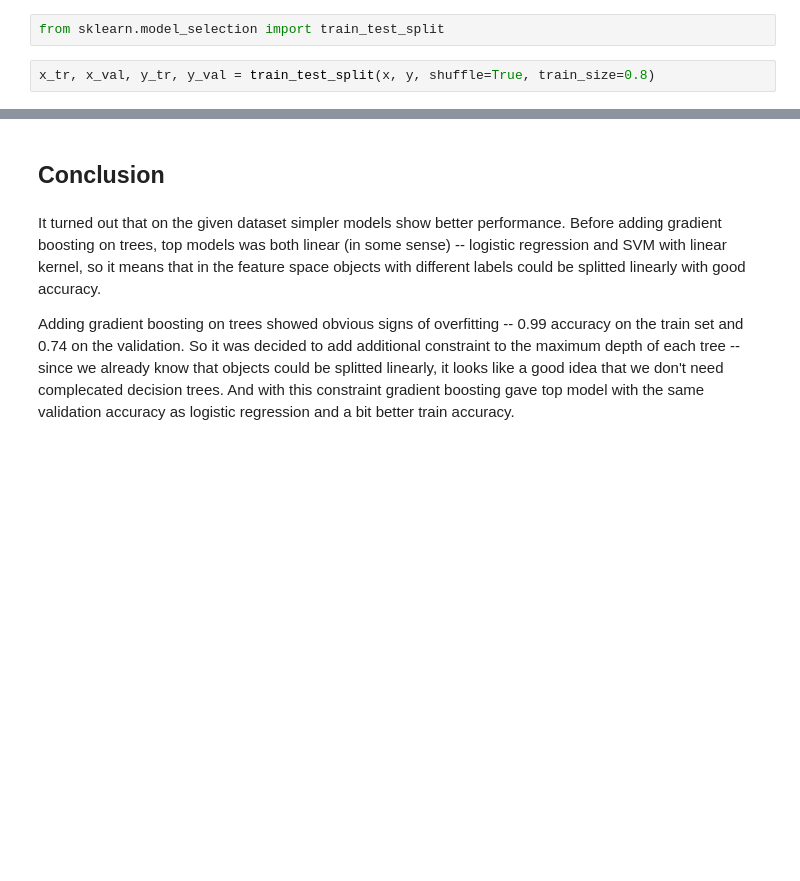
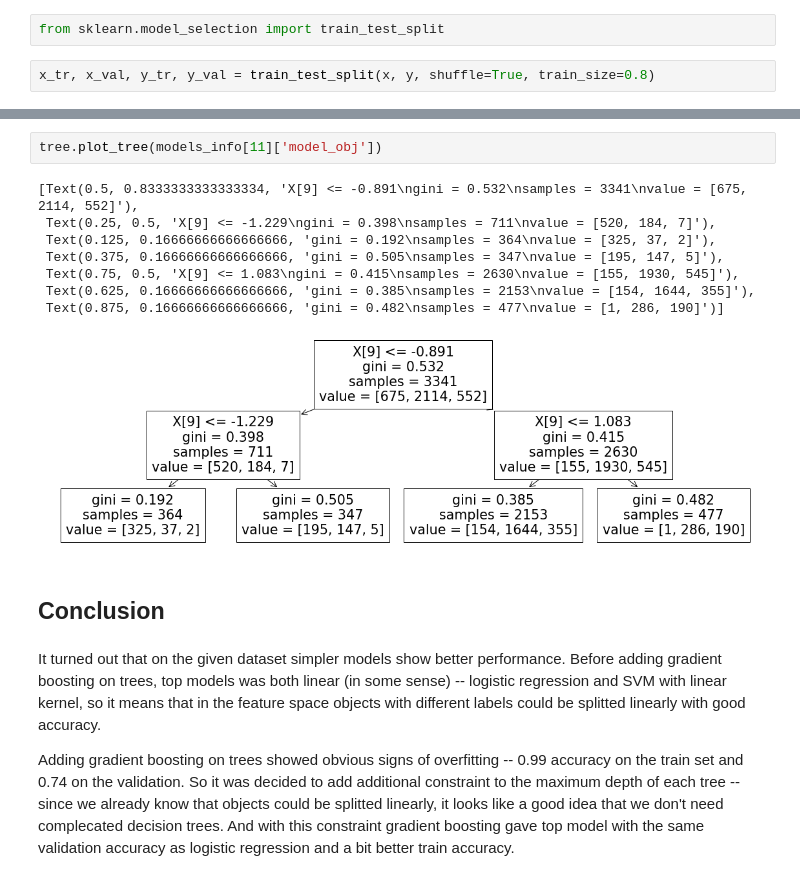
Before and after one commit to EvgeniyAzarov/ml-course, a Jupyter notebook: lab2/lab2.ipynb, the cells around one changed output, grey strips where cells are left out. Saved outputs shown, nothing was run; the diff lists cells and outputs as text; blank space fills up the shorter version.

```diff
--- a/lab2/lab2.ipynb
+++ b/lab2/lab2.ipynb
@@ -204,3 +227,14 @@ pd.DataFrame(models_info).sort_values('accuracy val', ascending=False)
+# %%
+tree.plot_tree(models_info[11]['model_obj'])
+# %% [output]
+[Text(0.5, 0.8333333333333334, 'X[9] <= -0.891\ngini = 0.532\nsamples = 3341\nvalue = [675, 2114, 552]'),
+ Text(0.25, 0.5, 'X[9] <= -1.229\ngini = 0.398\nsamples = 711\nvalue = [520, 184, 7]'),
+ Text(0.125, 0.16666666666666666, 'gini = 0.192\nsamples = 364\nvalue = [325, 37, 2]'),
+ Text(0.375, 0.16666666666666666, 'gini = 0.505\nsamples = 347\nvalue = [195, 147, 5]'),
+ Text(0.75, 0.5, 'X[9] <= 1.083\ngini = 0.415\nsamples = 2630\nvalue = [155, 1930, 545]'),
+ Text(0.625, 0.16666666666666666, 'gini = 0.385\nsamples = 2153\nvalue = [154, 1644, 355]'),
+ Text(0.875, 0.16666666666666666, 'gini = 0.482\nsamples = 477\nvalue = [1, 286, 190]')]
+[figure, added]
 # %% [markdown]
 ## Conclusion
 # %% [markdown]
```
Also changed, not shown: parts of 10 cells of this notebook.
